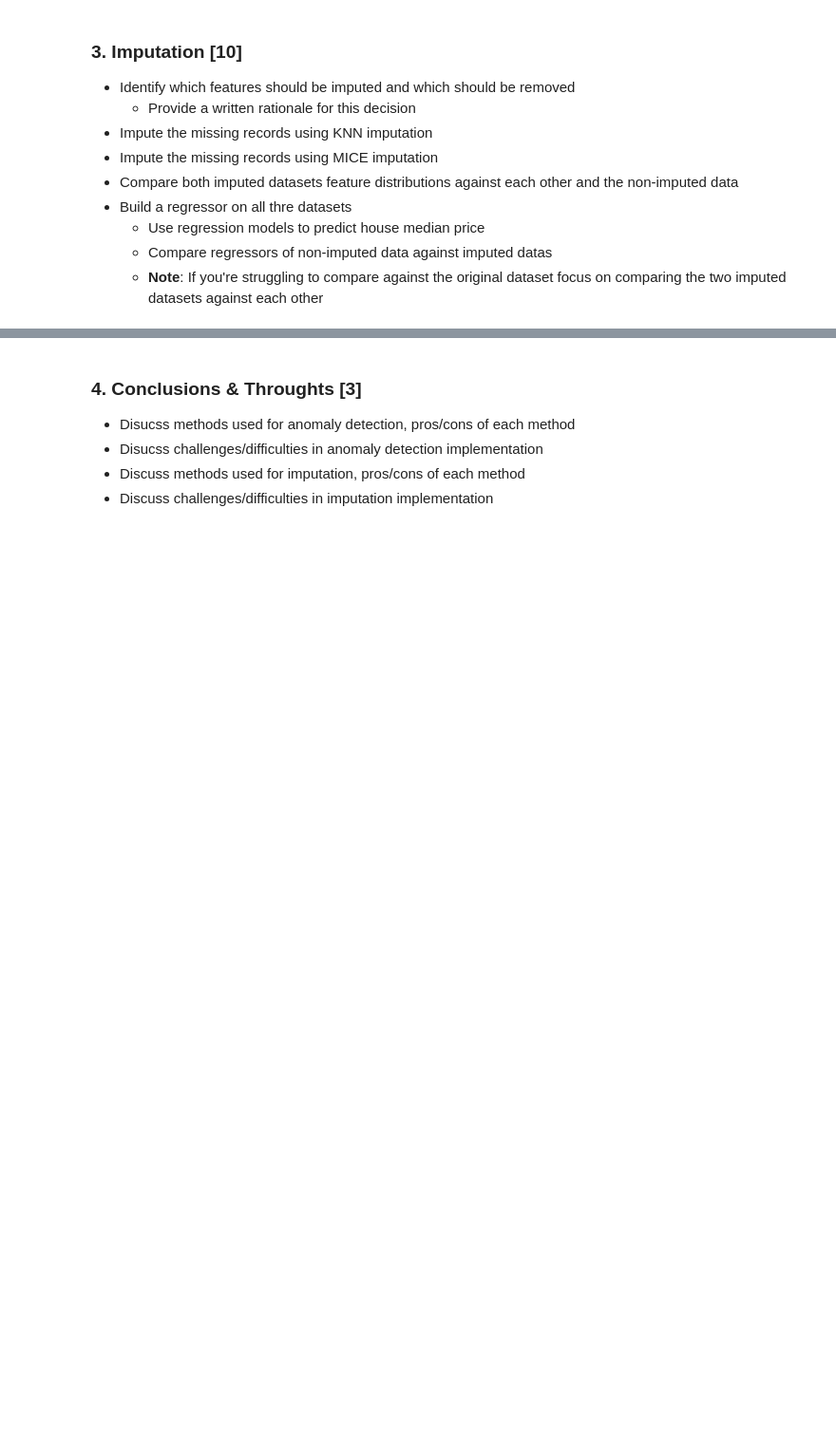
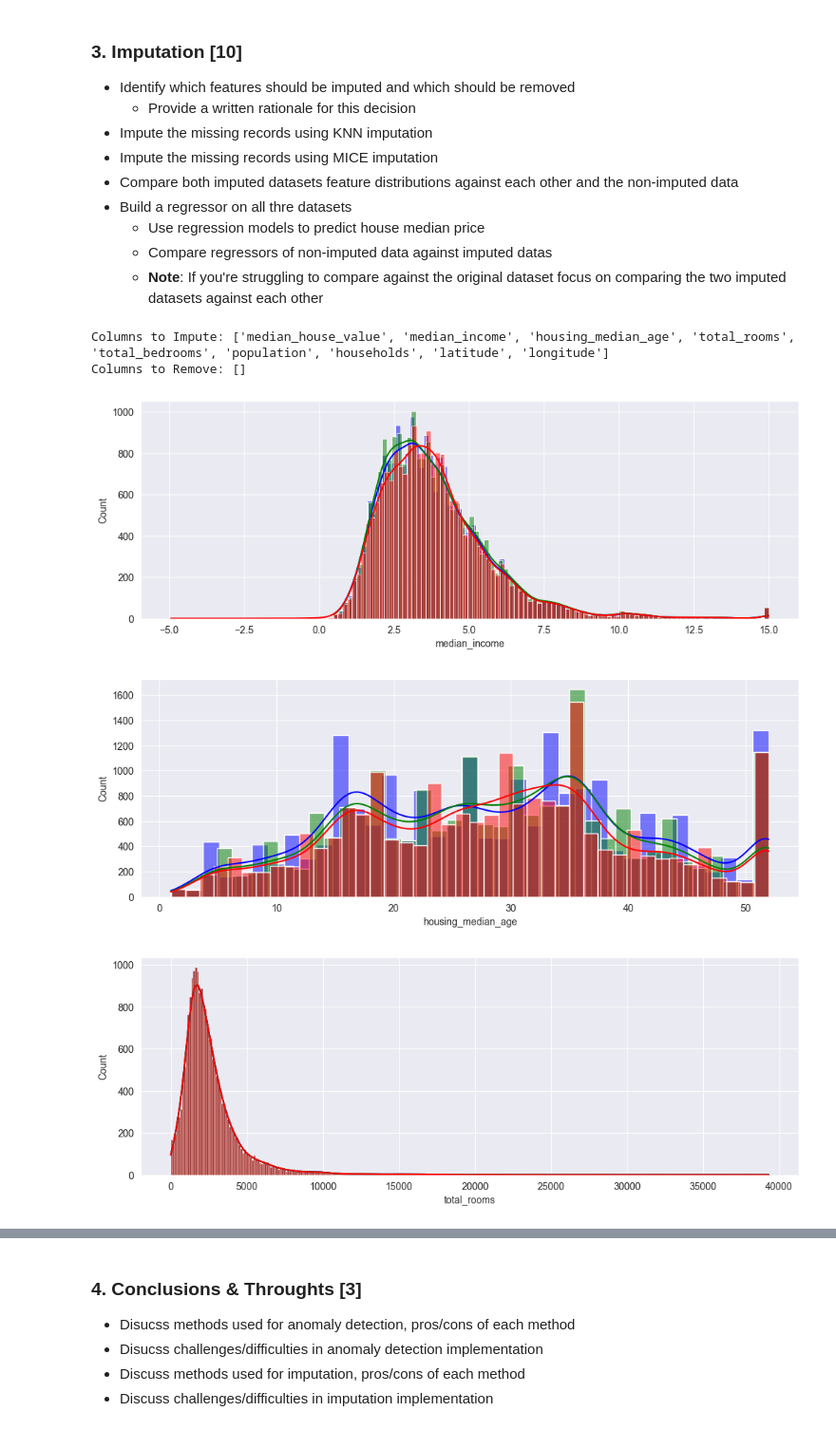
Before and after one commit to IshanKalra007/CSC3831_Final_project_220626363, a Jupyter notebook: Coursework/CSC3831_Final_Assessment.ipynb, the cells around one changed output, grey strips where cells are left out. Shown at 95% size. Cells and saved outputs as stored; diff of their text form; code cells hidden in the pictures; blank space fills up the shorter version.

```diff
--- a/Coursework/CSC3831_Final_Assessment.ipynb
+++ b/Coursework/CSC3831_Final_Assessment.ipynb
@@ -108,0 +140,45 @@ houses = pd.read_csv('https://raw.githubusercontent.com/PaoloMissier/CSC3831-202
+# %%
+# Use this dataset for comparison against the imputed datasets
+original_houses = pd.read_csv('https://raw.githubusercontent.com/PaoloMissier/CSC3831-2021-22/main/IMPUTATION/TARGET-DATASETS/ORIGINAL/houses.csv', header=0)
+
+#houses_corrupted_df.drop(["Unnamed:0"], axis=1, inplace=True)
+
+#Determining features to impute or remove in corrupted dataset.
+missing_data = houses_corrupted_df.isnull().mean()
+impute_columns = missing_data[missing_data < 0.3].index.tolist()  # Impute if less than 30% missing
+remove_columns = missing_data[missing_data >= 0.3].index.tolist()
+
+print('Columns to Impute:', impute_columns)
+print('Columns to Remove:', remove_columns)
+
+#Drop columns with excessive missing values
+houses_corrupted_df.drop(columns=remove_columns, inplace=True)
+#Seperate Target Variables
+target = 'median_house_value'
+X_non_imputed = houses_corrupted_df.drop(columns=[target])
+y= houses_corrupted_df[target].dropna()
+
+# Performing KNN Imputation
+knn_imputer = KNNImputer(n_neighbors=5)
+X_knn_imputed = pd.DataFrame(knn_imputer.fit_transform(X_non_imputed), columns=X_non_imputed.columns)
+
+# Performing MICE Imputation
+mice_imputer = IterativeImputer(random_state=42)
+X_mice_imputed = pd.DataFrame(mice_imputer.fit_transform(X_non_imputed), columns=X_non_imputed.columns)
+
+#Evaluatiing a distribution comparison with Original Datatset
+
+for column in X_non_imputed.columns:
+    plt.figure(figsize=(12,4))
+    sns.histplot(original_houses[column], color='blue', label='Original Data', kde=True)
+    sns.histplot(X_knn_imputed[column], color='green', label="KNN Imputed", kde=True)
+    sns.histplot(X_mice_imputed[column], color='red', label="MICE Imputed", kde=True)
+plt.title(f"Feature Distribution Comparison for column")
+plt.legend()
+plt.show()
+# %% [output]
+Columns to Impute: ['median_house_value', 'median_income', 'housing_median_age', 'total_rooms', 'total_bedrooms', 'population', 'households', 'latitude', 'longitude']
+Columns to Remove: []
+[figure, added]
+[figure, added]
+[figure, added]
```
Also changed, not shown: parts of 6 cells of this notebook, 1 other file.
